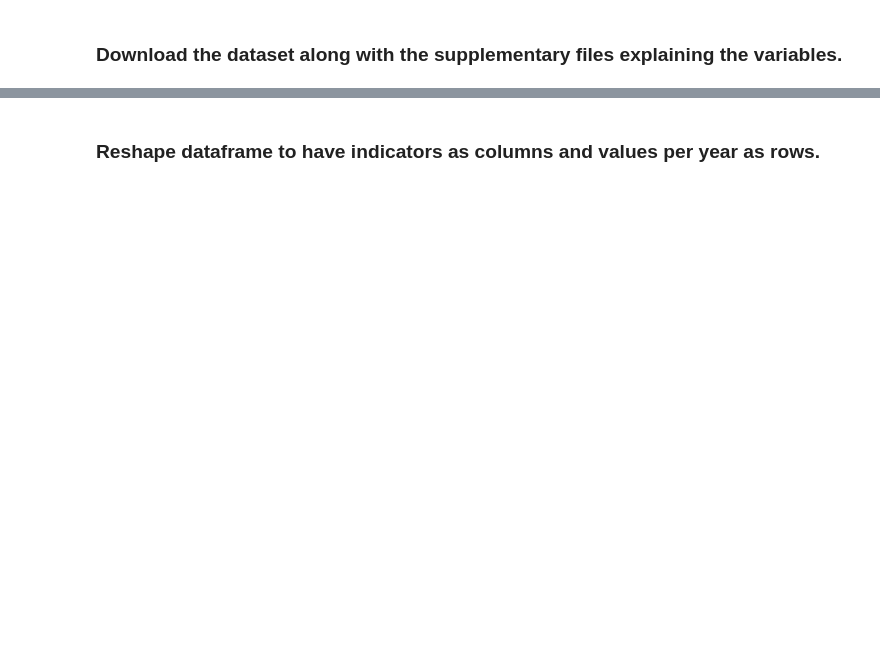
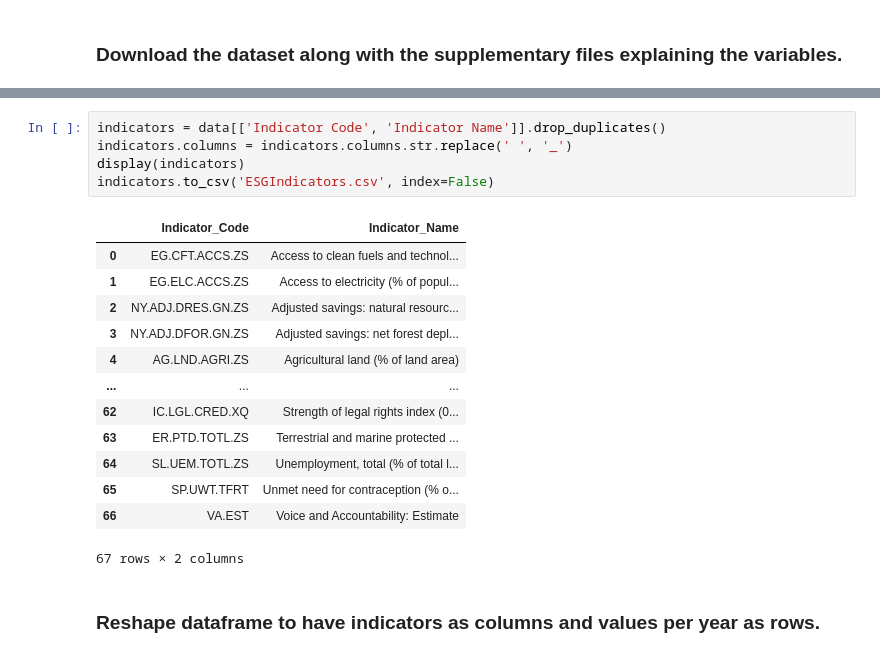
Before and after one commit to radhikaj103/World-ESG-Project, a Jupyter notebook: notebooks/ESG_Data_Exploration.ipynb, the cells around one changed output, grey strips where cells are left out. Saved outputs shown, nothing was run; the diff lists cells and outputs as text; blank space fills up the shorter version.

```diff
--- a/notebooks/ESG_Data_Exploration.ipynb
+++ b/notebooks/ESG_Data_Exploration.ipynb
@@ -80,3 +99,22 @@ display(n_by_indicator.head(67))
+# %%
+indicators = data[['Indicator Code', 'Indicator Name']].drop_duplicates()
+indicators.columns = indicators.columns.str.replace(' ', '_')
+display(indicators)
+indicators.to_csv('ESGIndicators.csv', index=False)
+# %% [output]
+|  | Indicator_Code | Indicator_Name |
+| 0 | EG.CFT.ACCS.ZS | Access to clean fuels and technol... |
+| 1 | EG.ELC.ACCS.ZS | Access to electricity (% of popul... |
+| 2 | NY.ADJ.DRES.GN.ZS | Adjusted savings: natural resourc... |
+| 3 | NY.ADJ.DFOR.GN.ZS | Adjusted savings: net forest depl... |
+| 4 | AG.LND.AGRI.ZS | Agricultural land (% of land area) |
+| ... | ... | ... |
+| 62 | IC.LGL.CRED.XQ | Strength of legal rights index (0... |
+| 63 | ER.PTD.TOTL.ZS | Terrestrial and marine protected ... |
+| 64 | SL.UEM.TOTL.ZS | Unemployment, total (% of total l... |
+| 65 | SP.UWT.TFRT | Unmet need for contraception (% o... |
+| 66 | VA.EST | Voice and Accountability: Estimate |
+67 rows × 2 columns
 # %% [markdown]
 ### Reshape dataframe to have indicators as columns and values per year as rows.
 # %%
```
Also changed, not shown: parts of 13 cells of this notebook.
